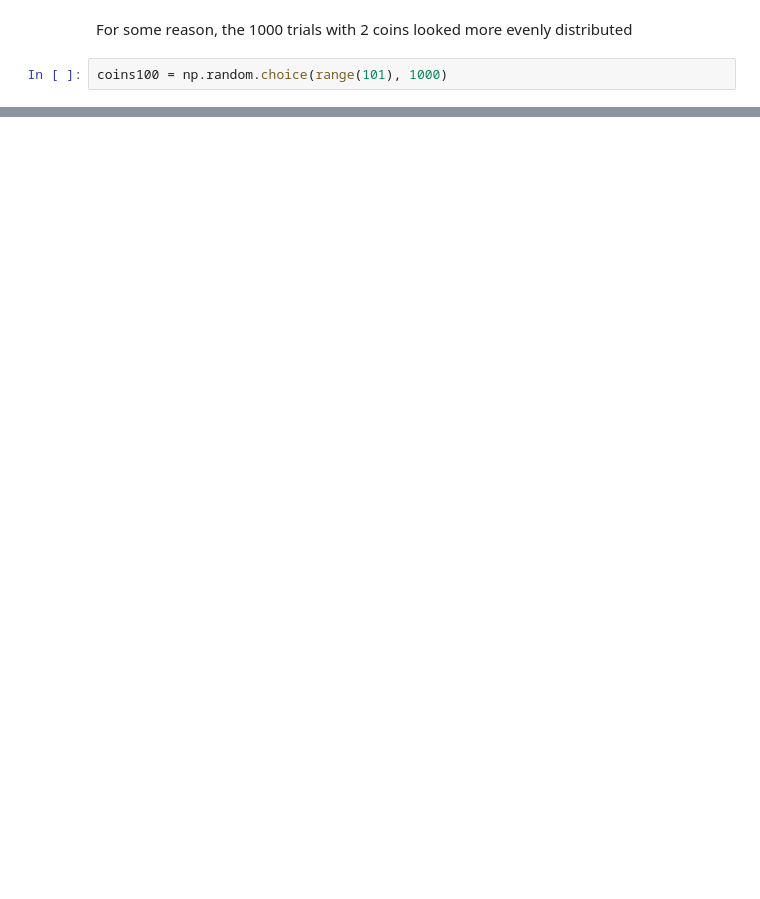
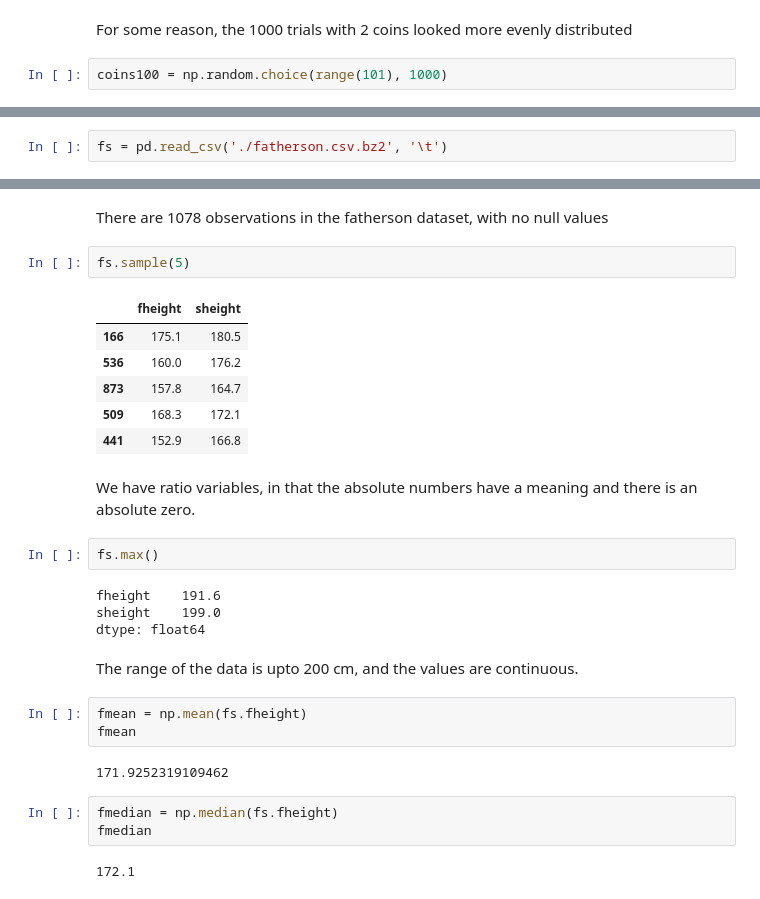
Before and after one commit to simrankota/info370, a Jupyter notebook: assignments/ps-inference-mc.ipynb, the cells around one changed output, grey strips where cells are left out. Drawn from its saved outputs; the diff is of its cells as text; blank space fills up the shorter version.

```diff
--- a/assignments/ps-inference-mc.ipynb
+++ b/assignments/ps-inference-mc.ipynb
@@ -89,0 +87,2 @@ plt.plot(coins100, d.pdf(coins100))
+# %%
+fs = pd.read_csv('./fatherson.csv.bz2', '\t')
@@ -89,0 +99,31 @@ plt.plot(coins100, d.pdf(coins100))
+# %% [markdown]
+There are 1078 observations in the fatherson dataset, with no null values
+# %%
+fs.sample(5)
+# %% [output]
+|  | fheight | sheight |
+| 166 | 175.1 | 180.5 |
+| 536 | 160.0 | 176.2 |
+| 873 | 157.8 | 164.7 |
+| 509 | 168.3 | 172.1 |
+| 441 | 152.9 | 166.8 |
+# %% [markdown]
+We have ratio variables, in that the absolute numbers have a meaning and there is an absolute zero.
+# %%
+fs.max()
+# %% [output]
+fheight    191.6
+sheight    199.0
+dtype: float64
+# %% [markdown]
+The range of the data is upto 200 cm, and the values are continuous.
+# %%
+fmean = np.mean(fs.fheight)
+fmean
+# %% [output]
+171.9252319109462
+# %%
+fmedian = np.median(fs.fheight)
+fmedian
+# %% [output]
+172.1
```
Also changed, not shown: parts of 28 cells of this notebook, 1 other file.
